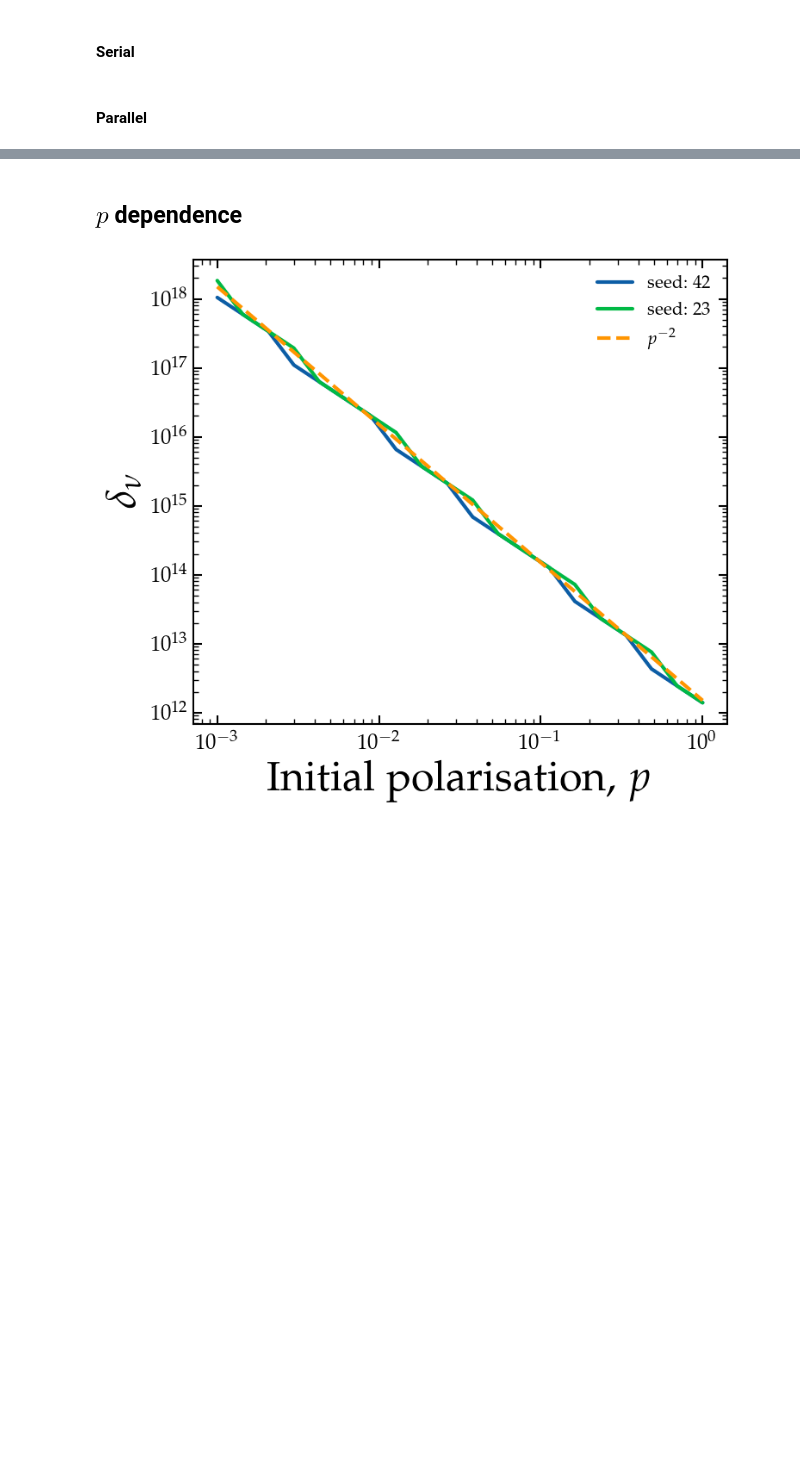
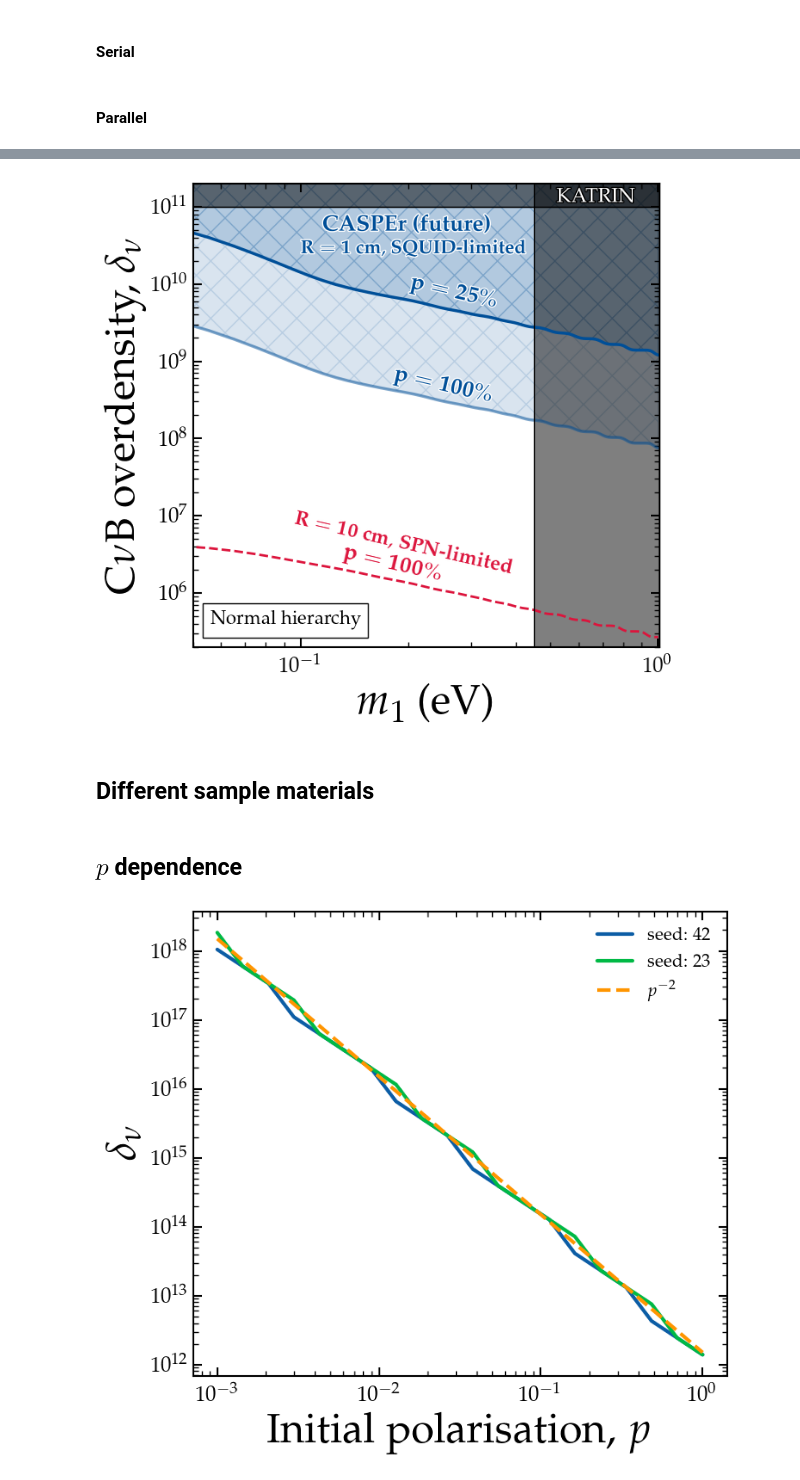
Before and after one commit to gpierobon/pyOpenNu, a Jupyter notebook: notebooks/chi.ipynb, the cells around one changed output, grey strips where cells are left out. Cells and saved outputs as stored; diff of their text form; code cells hidden in the pictures; blank space fills up the shorter version.

```diff
--- a/notebooks/chi.ipynb
+++ b/notebooks/chi.ipynb
@@ -245,8 +334,8 @@ mnl = np.linspace(0.005, 1, 100)
 
 def worker_m(m):
     import opennu as on
-    de, _, _, _ = on.find_delta(1, m, T2=10, Nshots=10, seed=42, d_init=1e7, d_fin=1e16, ndelta=300, squid_noise_ratio=50.0)
-    de2, _, _, _ = on.find_delta(10, m, T2=10, Nshots=10, seed=42, d_init=1e7, d_fin=1e16, ndelta=300, squid_noise_ratio=0.0)
+    de, _, _, _ = on.find_delta(1,   m, T2=10, Nshots=10, seed=42, d_init=1e5, d_fin=1e16, ndelta=150, squid_noise_ratio=50.0)
+    de2, _, _, _ = on.find_delta(10, m, T2=10, Nshots=10, seed=42, d_init=1e5, d_fin=1e16, ndelta=150, squid_noise_ratio=0.0)
     return de, de2
 
 dell_m = []
@@ -333,0 +350,75 @@ fig.savefig(main_dir+'plots/deltanu_m1.pdf', bbox_inches='tight')
+# %%
+fig, ax = plt.subplots(figsize=(7,7))
+
+
+c1 = '#004f98'
+c2 = 'navy'
+
+al = 0.05
+
+f1 = 100**(3/2)*10*(1*0.25)**2     # T2=1000, Nshots=1000, p=0.25, FSQUID=50
+f2 = 100**(3/2)*10                 # T2=1000, Nshots=1000, p=1,   FSQUID=50
+f4 = 100**(3/2)*10                 # T2=1000, Nshots=1000, p=1,   FSQUID=0
+
+si = 2
+
+dm = sn.gaussian_filter(dell_m, sigma=si)
+dm_0 = sn.gaussian_filter(dell_m_0, sigma=si)
+
+plt.loglog(mnl, dm/f1, c=c1, lw=2.5)
+plt.fill_between(mnl, dm/f1, 1e16*np.ones(len(mnl)), alpha=0.3, color=c1, hatch='X')
+
+plt.loglog(mnl, dm/f2, c=c1, lw=2.5, alpha=0.5)
+plt.fill_between(mnl, dm/f2, dm/f1, alpha=0.15, color=c1, hatch='X')
+
+tc = plt.text(0.115,4.9e10,r'{\bf CASPEr (future)}', fontsize=19, c=c1)
+tc.set_path_effects([pe.Stroke(linewidth=2, foreground='w'),
+                     pe.Normal()])
+
+tc2 = plt.text(0.1,2.5e10,r'${\bf R=1}$ {\bf cm}, {\bf SQUID-limited}', fontsize=16, c=c1)
+tc2.set_path_effects([pe.Stroke(linewidth=2, foreground='w'),
+                     pe.Normal()])
+
+tp1 = plt.text(0.2, 5e9,r'${\bf p=25\%}$', fontsize=19,c=c1, alpha=1, rotation=-13)
+tp2 = plt.text(0.18,3e8,r'${\bf p=100\%}$', fontsize=19,c=c1, alpha=1, rotation=-13)
+tp1.set_path_effects([pe.Stroke(linewidth=2, foreground='w'),
+                     pe.Normal()])
+tp2.set_path_effects([pe.Stroke(linewidth=2, foreground='w'),
+                     pe.Normal()])
+
+plt.loglog(mnl, dm_0/f4, c='crimson', lw=2, ls='--')
+#plt.text(0.055,5.5e7,r'${\bf R=10}$ {\bf cm}', fontsize=17,c='crimson', rotation=0)
+plt.text(0.095, 1.8e6,r'${\bf R=10}$ {\bf cm},~{\bf SPN-limited}', fontsize=17,c='crimson', rotation=-13)
+tp2 = plt.text(0.13,1.5e6,r'${\bf p=100\%}$', fontsize=19,c='crimson', alpha=1, rotation=-13)
+
+mm = np.geomspace(1e-3, 2,100)
+mm2 = np.geomspace(1e-3, 0.45,100)
+plt.loglog(mm, mm/mm*1e11, c='k', lw=1)
+plt.fill_between(mm, 1e11,  1e15, alpha=0.5, color='k')
+
+yy = np.geomspace(1e3,2e11,100)
+plt.axvline(0.45, c='k', lw=1)
+plt.fill_betweenx(yy, 0.45, 2, color='k', alpha=0.5, lw=0.001)
+tk = plt.text(5.2e-1, 1.15e11, 'KATRIN', fontsize=17, alpha=1, c='w', rotation=0)
+#tk = plt.text(6e-1, 1e10, 'KATRIN', fontsize=19, alpha=1, c='w', rotation=-90)
+tk.set_path_effects([pe.Stroke(linewidth=2, foreground='black'),
+                     pe.Normal()])
+
+text_box = AnchoredText(
+    fr"Normal hierarchy",
+    loc='lower left',
+    frameon=True,
+    prop=dict(size=16)
+)
+ax.add_artist(text_box)
+
+plt.xlabel(r'$m_1$ (eV)')
+plt.ylabel(r'C$\nu$B overdensity, $\delta_{\nu}$')
+plt.xlim(5e-2, 1.01)
+plt.ylim(2e5, 2e11)
+plt.show()
+fig.savefig(main_dir+'plots/deltanu_m1.pdf', bbox_inches='tight')
+# %% [output]
+[figure, added]
+# %% [markdown]
+## Different sample materials
```
Also changed, not shown: parts of 21 cells of this notebook, 3 other files.
